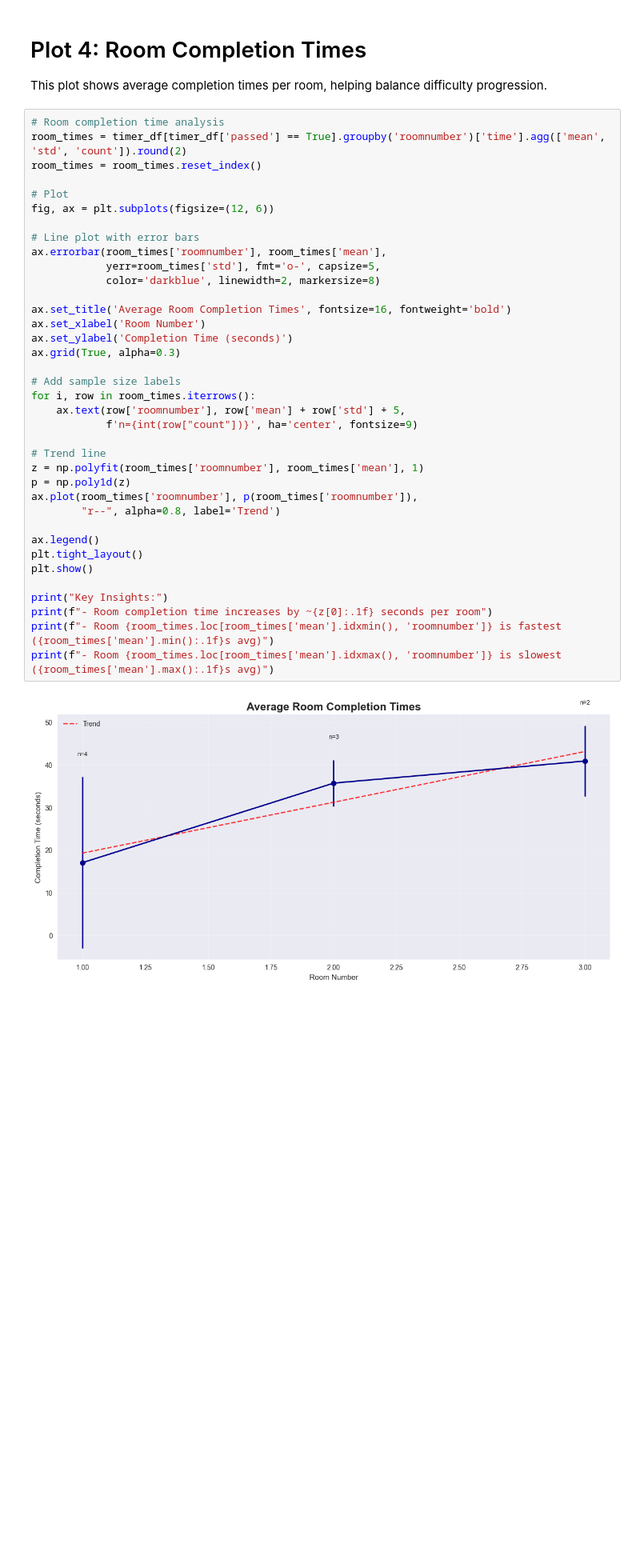
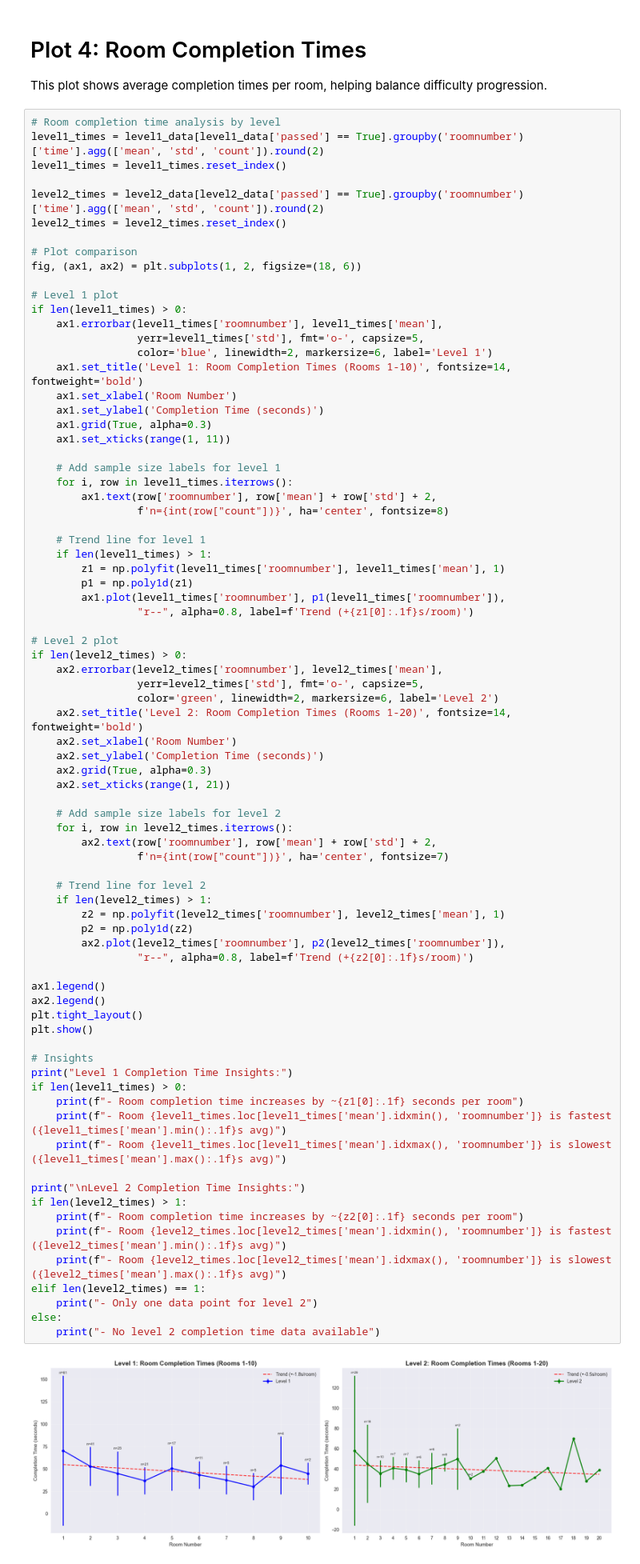
Before and after one commit to Jiawei-Wang45/526-NewPush, a Jupyter notebook: Analysis/analysis.ipynb, the cells around one changed output. Shown at 80% size. Cells and saved outputs as stored; diff of their text form; blank space fills up the shorter version.

Commit message:
Update analysis

```diff
--- a/Analysis/analysis.ipynb
+++ b/Analysis/analysis.ipynb
@@ -324,41 +630,82 @@ Key Insights:
 
 This plot shows average completion times per room, helping balance difficulty progression.
 # %%
-# Room completion time analysis
-room_times = timer_df[timer_df['passed'] == True].groupby('roomnumber')['time'].agg(['mean', 'std', 'count']).round(2)
-room_times = room_times.reset_index()
+# Room completion time analysis by level
+level1_times = level1_data[level1_data['passed'] == True].groupby('roomnumber')['time'].agg(['mean', 'std', 'count']).round(2)
+level1_times = level1_times.reset_index()
 
-# Plot
-fig, ax = plt.subplots(figsize=(12, 6))
+level2_times = level2_data[level2_data['passed'] == True].groupby('roomnumber')['time'].agg(['mean', 'std', 'count']).round(2)
+level2_times = level2_times.reset_index()
 
-# Line plot with error bars
-ax.errorbar(room_times['roomnumber'], room_times['mean'],
-            yerr=room_times['std'], fmt='o-', capsize=5,
-            color='darkblue', linewidth=2, markersize=8)
+# Plot comparison
+fig, (ax1, ax2) = plt.subplots(1, 2, figsize=(18, 6))
 
-ax.set_title('Average Room Completion Times', fontsize=16, fontweight='bold')
-ax.set_xlabel('Room Number')
-ax.set_ylabel('Completion Time (seconds)')
-ax.grid(True, alpha=0.3)
+# Level 1 plot
+if len(level1_times) > 0:
+    ax1.errorbar(level1_times['roomnumber'], level1_times['mean'],
+                 yerr=level1_times['std'], fmt='o-', capsize=5,
+                 color='blue', linewidth=2, markersize=6, label='Level 1')
+    ax1.set_title('Level 1: Room Completion Times (Rooms 1-10)', fontsize=14, fontweight='bold')
+    ax1.set_xlabel('Room Number')
+    ax1.set_ylabel('Completion Time (seconds)')
+    ax1.grid(True, alpha=0.3)
+    ax1.set_xticks(range(1, 11))
 
-# Add sample size labels
-for i, row in room_times.iterrows():
-    ax.text(row['roomnumber'], row['mean'] + row['std'] + 5,
-            f'n={int(row["count"])}', ha='center', fontsize=9)
+    # Add sample size labels for level 1
+    for i, row in level1_times.iterrows():
+        ax1.text(row['roomnumber'], row['mean'] + row['std'] + 2,
+                 f'n={int(row["count"])}', ha='center', fontsize=8)
 
-# Trend line
-z = np.polyfit(room_times['roomnumber'], room_times['mean'], 1)
-p = np.poly1d(z)
-ax.plot(room_times['roomnumber'], p(room_times['roomnumber']),
-        "r--", alpha=0.8, label='Trend')
+    # Trend line for level 1
+    if len(level1_times) > 1:
+        z1 = np.polyfit(level1_times['roomnumber'], level1_times['mean'], 1)
+        p1 = np.poly1d(z1)
+        ax1.plot(level1_times['roomnumber'], p1(level1_times['roomnumber']),
+                 "r--", alpha=0.8, label=f'Trend (+{z1[0]:.1f}s/room)')
 
-ax.legend()
+# Level 2 plot
+if len(level2_times) > 0:
+    ax2.errorbar(level2_times['roomnumber'], level2_times['mean'],
+                 yerr=level2_times['std'], fmt='o-', capsize=5,
+                 color='green', linewidth=2, markersize=6, label='Level 2')
+    ax2.set_title('Level 2: Room Completion Times (Rooms 1-20)', fontsize=14, fontweight='bold')
+    ax2.set_xlabel('Room Number')
+    ax2.set_ylabel('Completion Time (seconds)')
+    ax2.grid(True, alpha=0.3)
+    ax2.set_xticks(range(1, 21))
+
+    # Add sample size labels for level 2
+    for i, row in level2_times.iterrows():
+        ax2.text(row['roomnumber'], row['mean'] + row['std'] + 2,
+                 f'n={int(row["count"])}', ha='center', fontsize=7)
+
+    # Trend line for level 2
+    if len(level2_times) > 1:
+        z2 = np.polyfit(level2_times['roomnumber'], level2_times['mean'], 1)
+        p2 = np.poly1d(z2)
+        ax2.plot(level2_times['roomnumber'], p2(level2_times['roomnumber']),
+                 "r--", alpha=0.8, label=f'Trend (+{z2[0]:.1f}s/room)')
+
+ax1.legend()
+ax2.legend()
 plt.tight_layout()
 plt.show()
 
-print("Key Insights:")
-print(f"- Room completion time increases by ~{z[0]:.1f} seconds per room")
-print(f"- Room {room_times.loc[room_times['mean'].idxmin(), 'roomnumber']} is fastest ({room_times['mean'].min():.1f}s avg)")
-print(f"- Room {room_times.loc[room_times['mean'].idxmax(), 'roomnumber']} is slowest ({room_times['mean'].max():.1f}s avg)")
+# Insights
+print("Level 1 Completion Time Insights:")
+if len(level1_times) > 0:
+    print(f"- Room completion time increases by ~{z1[0]:.1f} seconds per room")
+    print(f"- Room {level1_times.loc[level1_times['mean'].idxmin(), 'roomnumber']} is fastest ({level1_times['mean'].min():.1f}s avg)")
+    print(f"- Room {level1_times.loc[level1_times['mean'].idxmax(), 'roomnumber']} is slowest ({level1_times['mean'].max():.1f}s avg)")
+
+print("\nLevel 2 Completion Time Insights:")
+if len(level2_times) > 1:
+    print(f"- Room completion time increases by ~{z2[0]:.1f} seconds per room")
+    print(f"- Room {level2_times.loc[level2_times['mean'].idxmin(), 'roomnumber']} is fastest ({level2_times['mean'].min():.1f}s avg)")
+    print(f"- Room {level2_times.loc[level2_times['mean'].idxmax(), 'roomnumber']} is slowest ({level2_times['mean'].max():.1f}s avg)")
+elif len(level2_times) == 1:
+    print("- Only one data point for level 2")
+else:
+    print("- No level 2 completion time data available")
 # %% [output]
-[figure, old version]
+[figure, new version]
```
Also changed, not shown: parts of 7 cells of this notebook, 4 other files.
